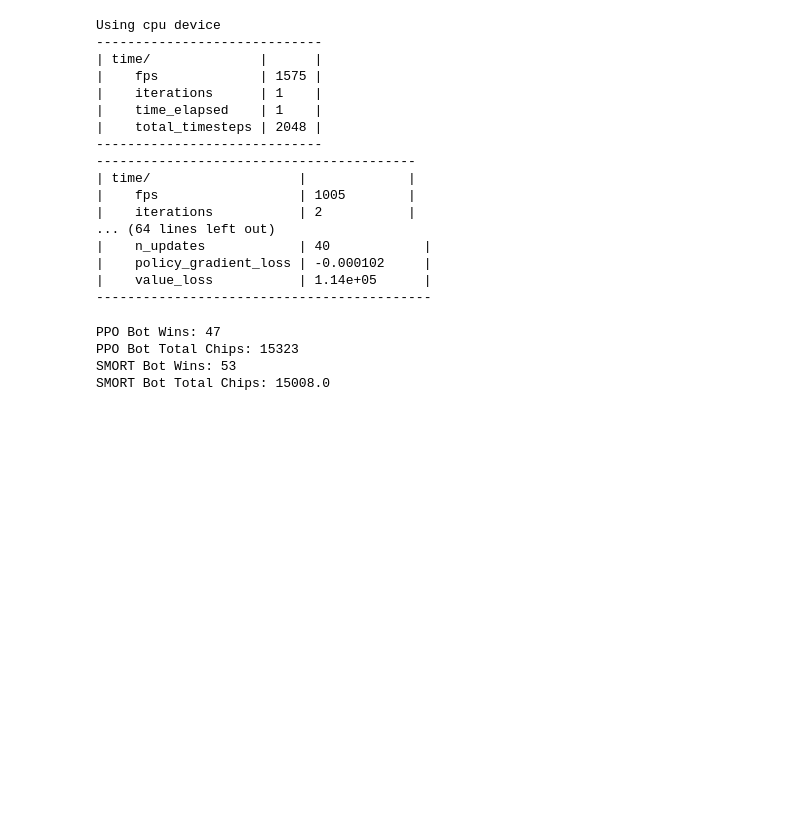
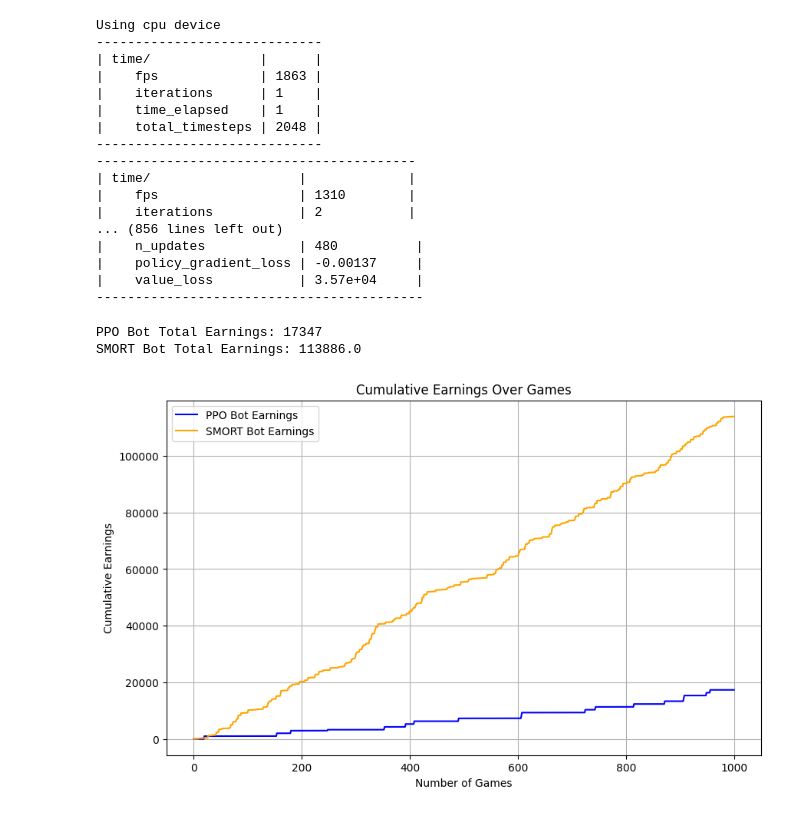
Before and after one commit to Tanish-Thaker/STAT-421-Poker-Project, a Jupyter notebook: WesGenerateData.ipynb, the cells around one changed output. Cells and saved outputs as stored; diff of their text form; code cells hidden in the pictures; blank space fills up the shorter version.

```diff
--- a/WesGenerateData.ipynb
+++ b/WesGenerateData.ipynb
@@ -258,7 +259,7 @@ env = DummyVecEnv([lambda: DecisionTreeEnv(decision_trees)])
 model = PPO("MlpPolicy", env, verbose=1)
 
 # Train the model
-model.learn(total_timesteps=10000)
+model.learn(total_timesteps=100000)
 
 # Save the model
 model.save("ppo_decision_tree_model")
@@ -266,33 +267,33 @@ model.save("ppo_decision_tree_model")
 Using cpu device
 -----------------------------
 | time/              |      |
-|    fps             | 1575 |
+|    fps             | 1863 |
 |    iterations      | 1    |
 |    time_elapsed    | 1    |
 |    total_timesteps | 2048 |
 -----------------------------
 -----------------------------------------
 | time/                   |             |
-|    fps                  | 1005        |
+|    fps                  | 1310        |
 |    iterations           | 2           |
-... (64 lines left out)
-|    n_updates            | 40            |
-|    policy_gradient_loss | -0.000102     |
-|    value_loss           | 1.14e+05      |
--------------------------------------------
+... (856 lines left out)
+|    n_updates            | 480          |
+|    policy_gradient_loss | -0.00137     |
+|    value_loss           | 3.57e+04     |
+------------------------------------------
 # %%
-from tqdm import tqdm  # tqdm is already imported, but this ensures clarity
+from tqdm import tqdm
+from matplotlib import pyplot as plt
+# Define the total number of games to simulate
+total_games = 1000
 
 # Reset metrics
-ppo_bot_wins = 0
-ppo_bot_chips = 0
-ppo_bot_decisions = []
+ppo_bot_earnings = 0
+ppo_cumulative_earnings = []
 
-smort_bot_wins = 0
-smort_bot_chips = 0
+smort_bot_earnings = 0
+smort_cumulative_earnings = []
 smort_bot_decisions = []
-
-total_games = 100  # Number of games to simulate
 
 for _ in tqdm(range(total_games), desc="Simulating games"):
     # Initialize a new game
@@ -322,42 +323,52 @@ for _ in tqdm(range(total_games), desc="Simulating games"):
             else:
                 decision = (th.ActionType.FOLD, None)
 
             if decision[0] == th.ActionType.RAISE and game.validate_move(action=decision[0], value=decision[1]):
                 game.take_action(decision[0], decision[1])
             elif decision[0] == th.ActionType.CALL and game.validate_move(action=decision[0]):
                 game.take_action(decision[0])
             elif decision[0] == th.ActionType.FOLD:
                 game.take_action(decision[0])
                 who_won = 0  # SMORT bot wins
             else:
                 # Ensure CHECK is only attempted when valid
                 if game.validate_move(action=th.ActionType.CHECK):
                     game.take_action(th.ActionType.CHECK)
                 else:
                     game.take_action(th.ActionType.FOLD)
 
     # Determine the winner if the hand reaches showdown
     if who_won == -1 and len(game.board) == 5:
         jerry_hand_rank = eval.evaluate(game.get_hand(0), game.board)
         tom_hand_rank = eval.evaluate(game.get_hand(1), game.board)
         who_won = int(jerry_hand_rank >= tom_hand_rank)
 
     # Update metrics
     won_or_lost_chips = game._get_last_pot().amount * ((-1) ** who_won)
     if who_won == 0:
-        ppo_bot_wins += 1
-        ppo_bot_chips += won_or_lost_chips
+        ppo_bot_earnings += won_or_lost_chips
     else:
-        smort_bot_wins += 1
-        smort_bot_chips += -won_or_lost_chips
+        smort_bot_earnings += -won_or_lost_chips
+
+    # Update cumulative earnings
+    ppo_cumulative_earnings.append(ppo_bot_earnings)
+    smort_cumulative_earnings.append(smort_bot_earnings)
 
 # Print metrics
-print("PPO Bot Wins:", ppo_bot_wins)
-print("PPO Bot Total Chips:", ppo_bot_chips)
-print("SMORT Bot Wins:", smort_bot_wins)
-print("SMORT Bot Total Chips:", smort_bot_chips)
+print("PPO Bot Total Earnings:", ppo_bot_earnings)
+print("SMORT Bot Total Earnings:", smort_bot_earnings)
+
+# Plot cumulative earnings
+plt.figure(figsize=(10, 6))
+plt.plot(range(total_games), ppo_cumulative_earnings, label="PPO Bot Earnings", color="blue")
+plt.plot(range(total_games), smort_cumulative_earnings, label="SMORT Bot Earnings", color="orange")
+plt.xlabel("Number of Games")
+plt.ylabel("Cumulative Earnings")
+plt.title("Cumulative Earnings Over Games")
+plt.legend()
+plt.grid()
+plt.show()
 # %% [output]
-PPO Bot Wins: 47
-PPO Bot Total Chips: 15323
-SMORT Bot Wins: 53
-SMORT Bot Total Chips: 15008.0
+PPO Bot Total Earnings: 17347
+SMORT Bot Total Earnings: 113886.0
+[figure, added]
```
Also changed, not shown: parts of 4 cells of this notebook, 2 other files.
